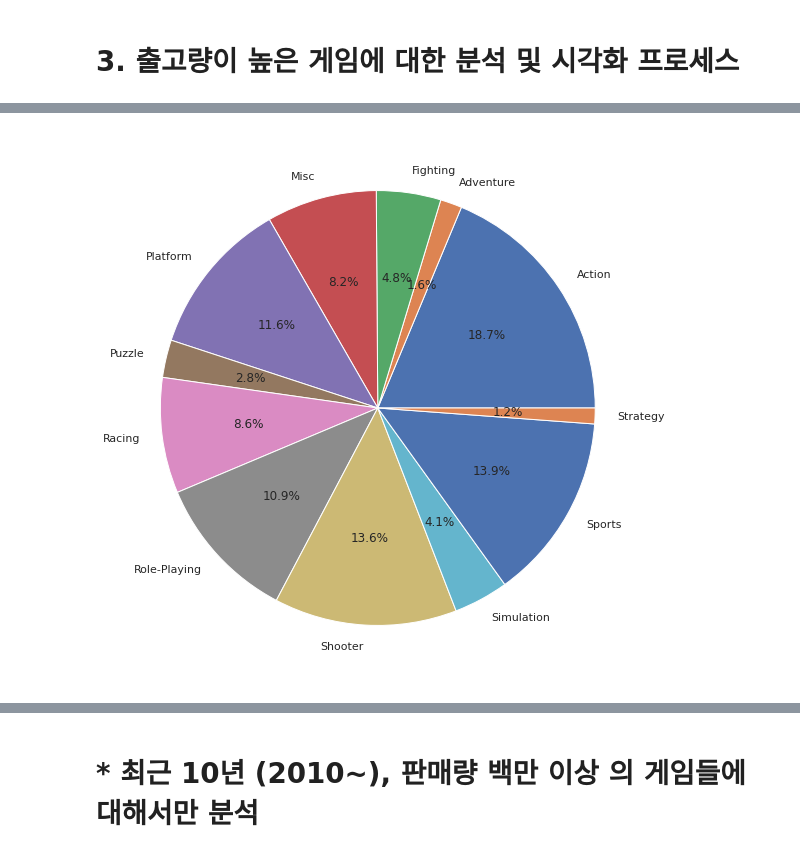
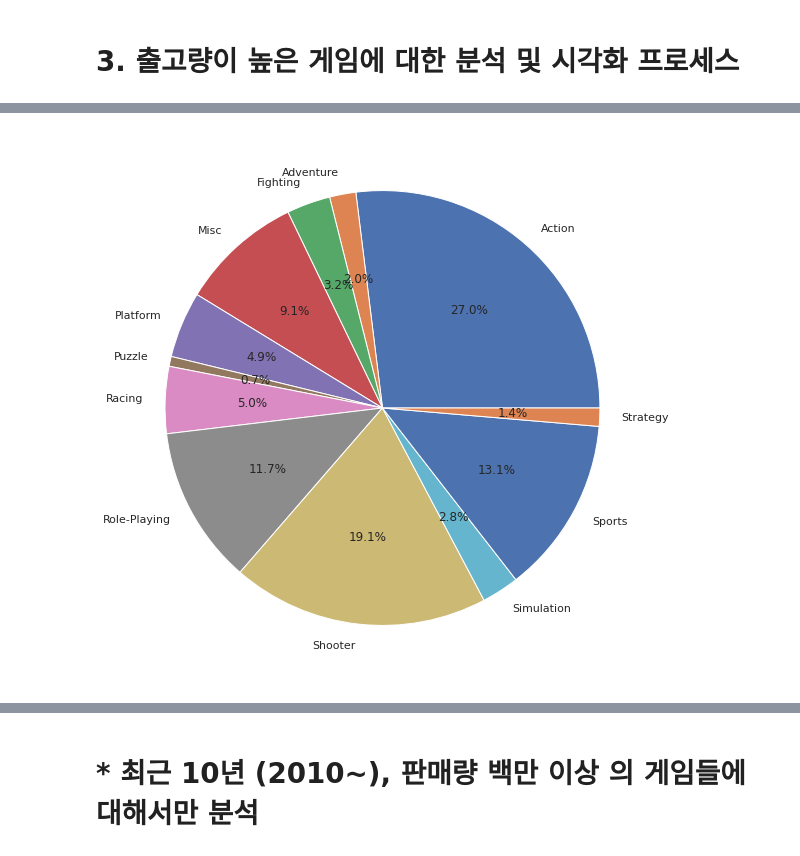
Before and after one commit to 93model/Game_sales_data, a Jupyter notebook: ai10_sc1_pro_김연식_재제출.ipynb, the cells around one changed output, grey strips where cells are left out. Cells and saved outputs as stored; diff of their text form; code cells hidden in the pictures.

```diff
--- a/ai10_sc1_pro_김연식_재제출.ipynb
+++ b/ai10_sc1_pro_김연식_재제출.ipynb
@@ -311,8 +443,7 @@ sns.lineplot(data=df, x="Year", y="Sales")
 # %%
-df_high=df[df.Sales >= 1]
 
-df_high_genre=df_high.groupby(by=['Genre'], as_index=False).sum()
+df_high_genre=df_new.groupby(by=['Genre'], as_index=False).sum()
 plt.pie(df_high_genre['Sales'], labels=df_high_genre['Genre'], autopct='%0.1f%%');
 # %% [output]
-[figure, old version]
+[figure, new version]
 # %%
```
Also changed, not shown: parts of 63 cells of this notebook.
